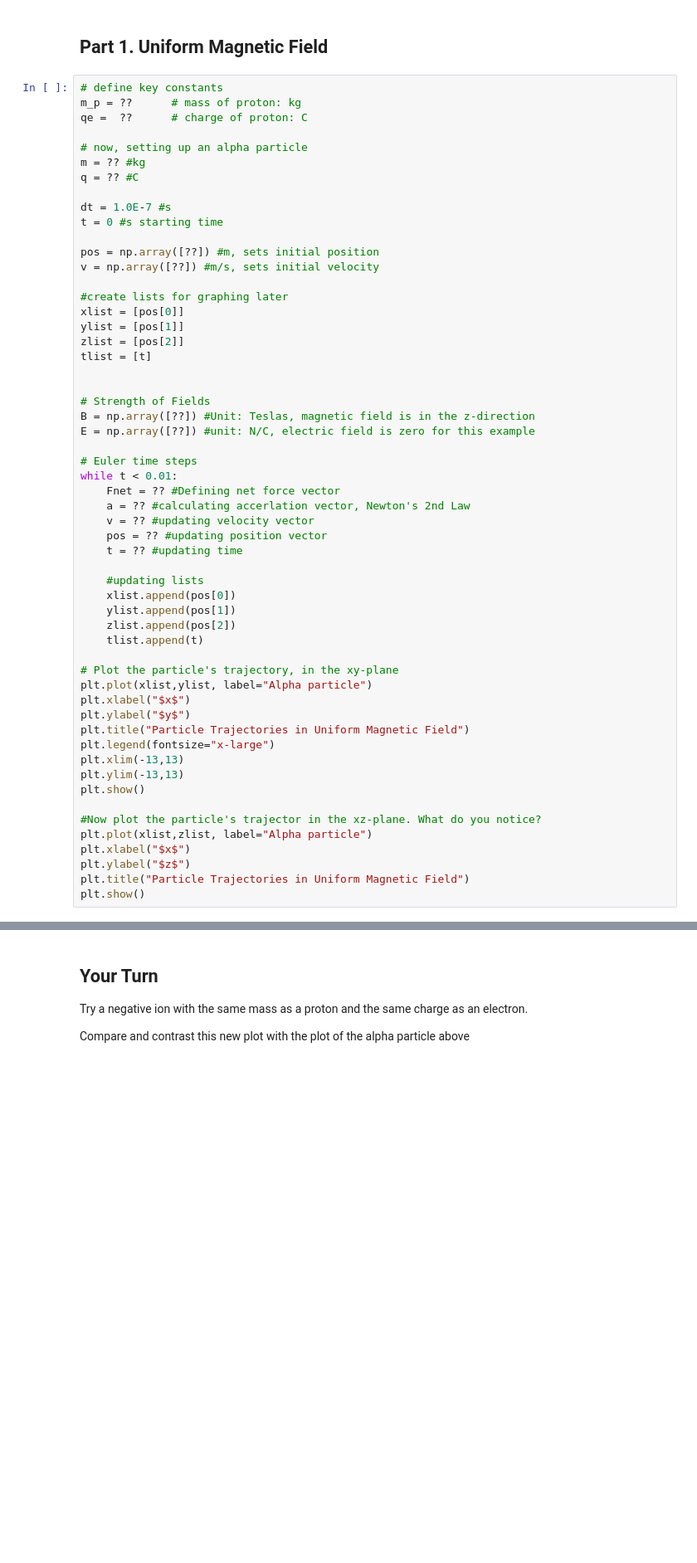
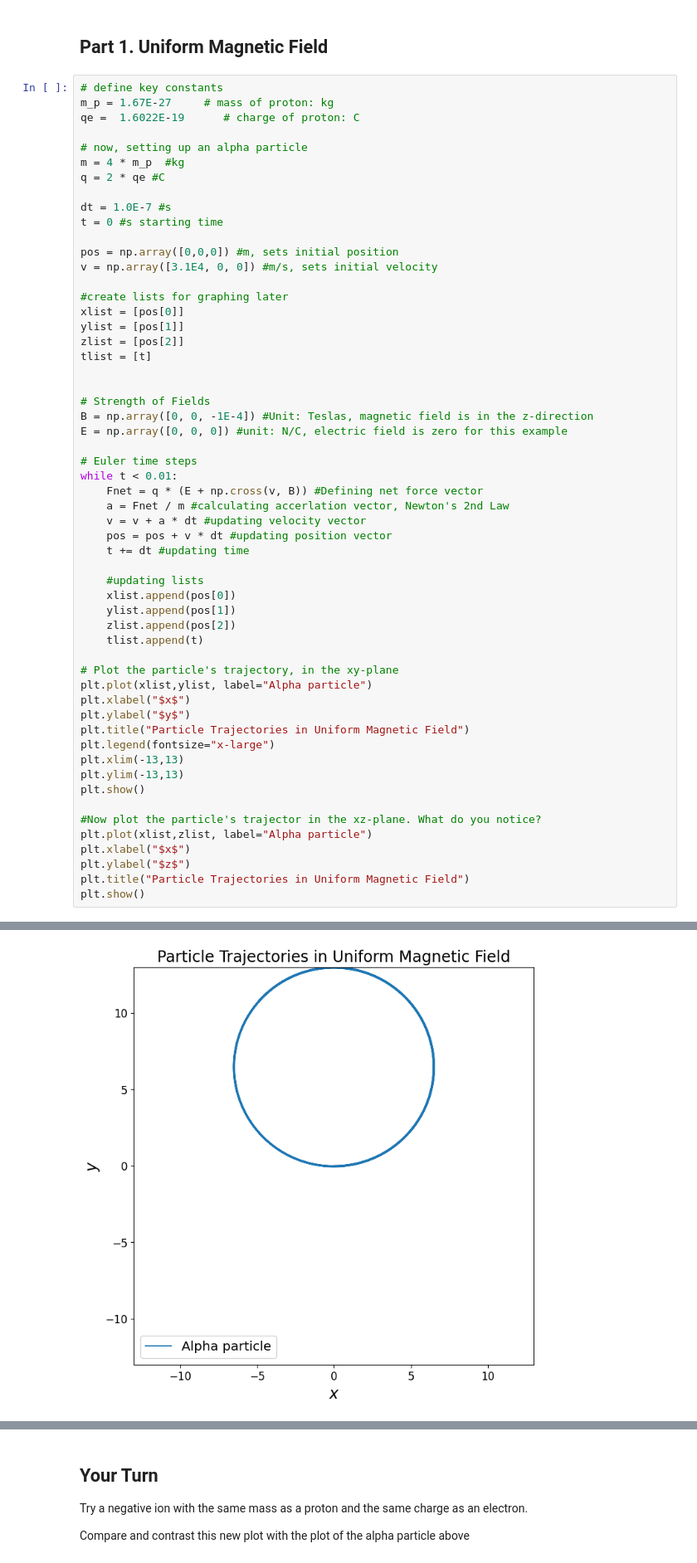
Before and after one commit to MayNc10/CompPhys, a Jupyter notebook: LorentzForce.ipynb, the cells around one changed output, grey strips where cells are left out. Shown at 83% size. Cells and saved outputs as stored; diff of their text form; blank space fills up the shorter version.

```diff
--- a/LorentzForce.ipynb
+++ b/LorentzForce.ipynb
@@ -19,18 +19,18 @@ $$ \vec{F}_{\mathrm{EM}} = q\left(\vec{E} + \vec{v}\times\vec{B}\right).  $$
 ## Part 1. Uniform Magnetic Field
 # %%
 # define key constants
-m_p = ??      # mass of proton: kg
-qe =  ??      # charge of proton: C
+m_p = 1.67E-27     # mass of proton: kg
+qe =  1.6022E-19      # charge of proton: C
 
 # now, setting up an alpha particle
-m = ?? #kg
-q = ?? #C
+m = 4 * m_p  #kg
+q = 2 * qe #C
 
 dt = 1.0E-7 #s
 t = 0 #s starting time
 
-pos = np.array([??]) #m, sets initial position
-v = np.array([??]) #m/s, sets initial velocity
+pos = np.array([0,0,0]) #m, sets initial position
+v = np.array([3.1E4, 0, 0]) #m/s, sets initial velocity
 
 #create lists for graphing later
 xlist = [pos[0]]
@@ -40,16 +40,16 @@ tlist = [t]
 
 
 # Strength of Fields
-B = np.array([??]) #Unit: Teslas, magnetic field is in the z-direction
-E = np.array([??]) #unit: N/C, electric field is zero for this example
+B = np.array([0, 0, -1E-4]) #Unit: Teslas, magnetic field is in the z-direction
+E = np.array([0, 0, 0]) #unit: N/C, electric field is zero for this example
 
 # Euler time steps
 while t < 0.01:
-    Fnet = ?? #Defining net force vector
-    a = ?? #calculating accerlation vector, Newton's 2nd Law
-    v = ?? #updating velocity vector
-    pos = ?? #updating position vector
-    t = ?? #updating time
+    Fnet = q * (E + np.cross(v, B)) #Defining net force vector
+    a = Fnet / m #calculating accerlation vector, Newton's 2nd Law
+    v = v + a * dt #updating velocity vector
+    pos = pos + v * dt #updating position vector
+    t += dt #updating time
 
     #updating lists
     xlist.append(pos[0])
@@ -77,0 +77 @@ SyntaxError: invalid syntax (1750796912.py, line 2)
+[figure, added]
```
Also changed, not shown: parts of 3 cells of this notebook.
